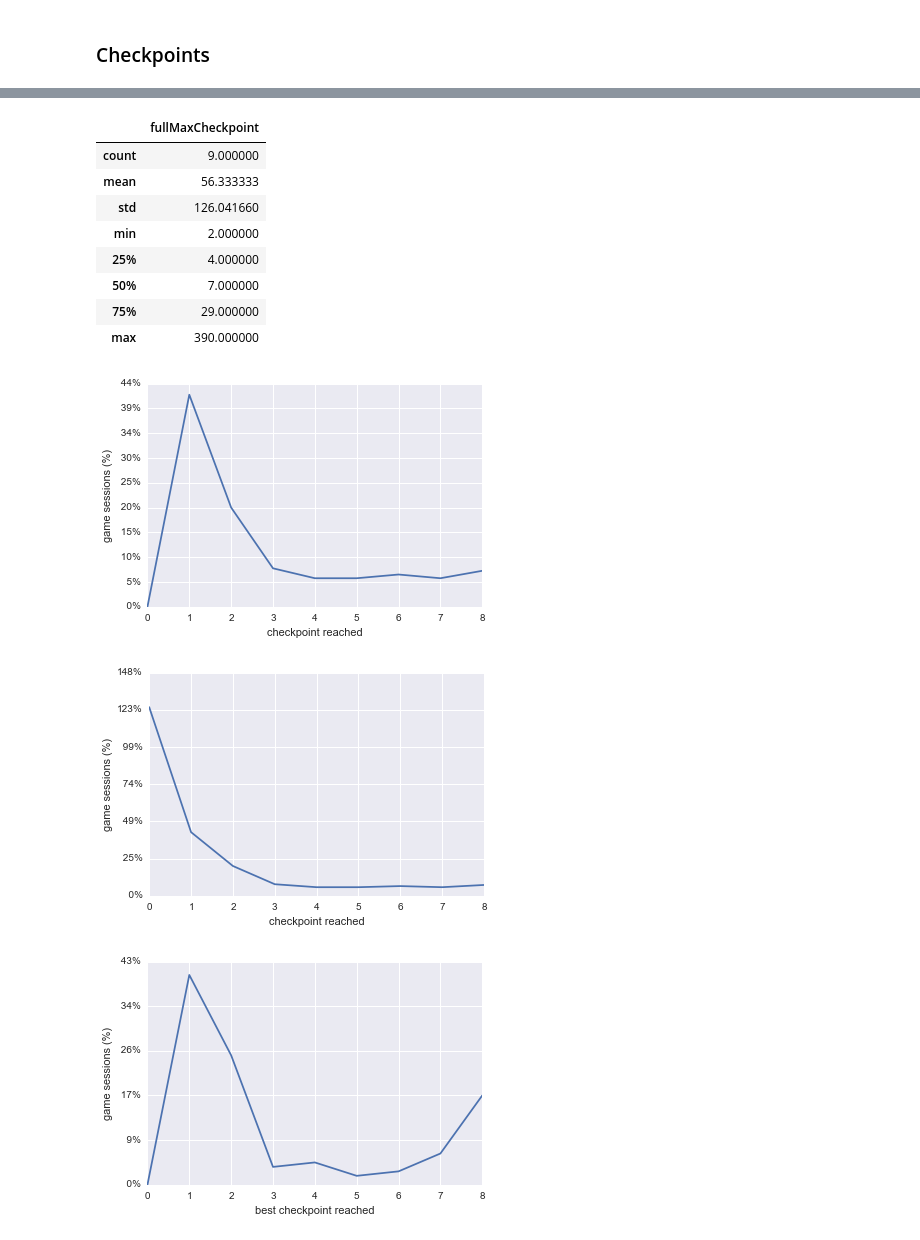
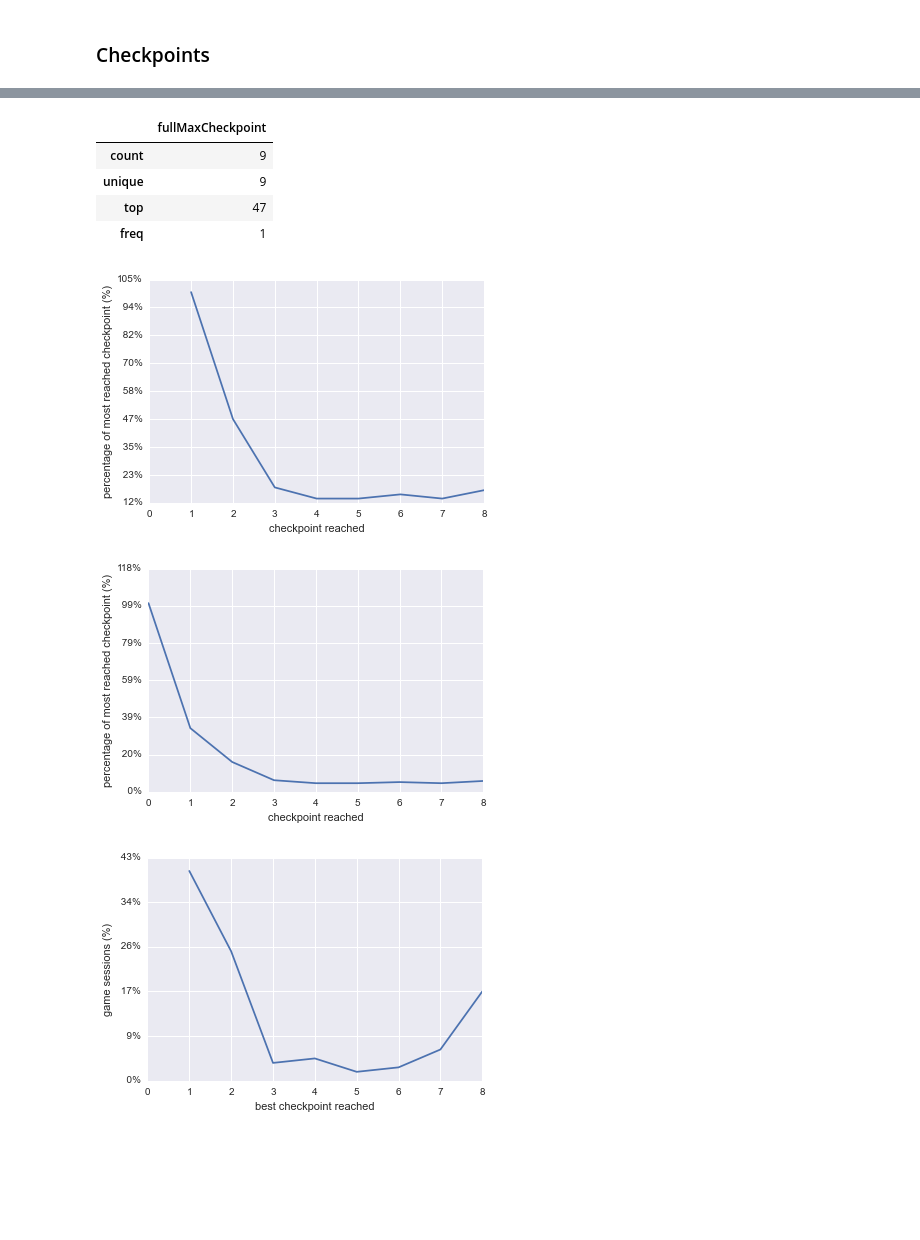
Before and after one commit to taniki/herocoli-analytics, a Jupyter notebook: automated-analysis.ipynb, the cells around one changed output, grey strips where cells are left out. Cells and saved outputs as stored; diff of their text form; code cells hidden in the pictures; blank space fills up the shorter version.

Commit message:
minor fixes, including bad axis ticks for "events" graphs

```diff
--- a/automated-analysis.ipynb
+++ b/automated-analysis.ipynb
@@ -153,7 +150,7 @@ genericTreatment(eventstable, "game sessions", eventsLabel, positiveGameSessionC
 ### Checkpoints
 # %%
 checkpoints = df[df["type"]=="reach"]["section"].value_counts()
-checkpoints['Checkpoint00'] = 0
+checkpoints['Checkpoint00'] = None
 checkpoints = checkpoints.sort_index()
 totalCheckpointsCount = checkpoints.sum()
 print '\ncheckpoints=\n{0}'.format(checkpoints)
@@ -166,16 +163,23 @@ print '\nreachedGameSessionCount={0}'.format(reachedGameSessionCount)
 neverReachedGameSessionCount = gameSessionCount - reachedGameSessionCount
 print '\nneverReachedGameSessionCount={0}'.format(neverReachedGameSessionCount)
 
+mostReachedCheckpointCount = checkpoints.values.max()
+print '\nmostReachedCheckpointCount={0}'.format(mostReachedCheckpointCount)
+
 checkpointstable = pd.DataFrame({"checkpoints" : checkpoints.values})
 #reachedGameSessionCount
-genericTreatment( checkpointstable, "checkpoint reached", "game sessions", 0, totalCheckpointsCount, False, True )
+genericTreatment( checkpointstable, "checkpoint reached", "percentage of most reached checkpoint", 0, mostReachedCheckpointCount, False, True )
+#plt.ylim(0,mostReachedCheckpointCount)
 
 
 fullCheckpointsTable = checkpointstable
 fullCheckpointsTable['checkpoints'][0] = gameSessionCount
+fullMostReachedCheckpointCount = fullCheckpointsTable.values.max()
+print '\nfullMostReachedCheckpointCount={0}'.format(fullMostReachedCheckpointCount)
 print '\nfullCheckpointsTable=\n{0}'.format(fullCheckpointsTable)
 #gameSessionCount
-genericTreatment( fullCheckpointsTable, "checkpoint reached", "game sessions", 0, totalCheckpointsCount, False, True )
+genericTreatment( fullCheckpointsTable, "checkpoint reached", "percentage of most reached checkpoint", 0, fullMostReachedCheckpointCount, False, True )
+#plt.ylim(0,fullMostReachedCheckpointCount)
 
 
 checkpointsByGameSession = df[df["type"]=="reach"].loc[:,['section','playerId']]
@@ -185,7 +189,7 @@ maxCheckpointWithIDs.head()
 
 maxCheckpointTable = pd.DataFrame({"maxCheckpoint" : maxCheckpointWithIDs.values.flatten()})
 maxCheckpointCounts = maxCheckpointTable["maxCheckpoint"].value_counts()
-maxCheckpointCounts['Checkpoint00'] = 0
+maxCheckpointCounts['Checkpoint00'] = None
 maxCheckpointCounts = maxCheckpointCounts.sort_index()
 print '\nmaxCheckpointCounts=\n{0}'.format(maxCheckpointCounts)
 
@@ -222,13 +226,9 @@ Name: section, dtype: int64
 |  | fullMaxCheckpoint |
-| count | 9.000000 |
-| mean | 56.333333 |
-| std | 126.041660 |
-| min | 2.000000 |
-| 25% | 4.000000 |
-| 50% | 7.000000 |
-| 75% | 29.000000 |
-| max | 390.000000 |
+| count | 9 |
+| unique | 9 |
+| top | 47 |
+| freq | 1 |
-[figure, old version]
+[figure, new version]
-[figure, old version]
+[figure, new version]
-[figure, old version]
+[figure, new version]
 [figure]
```
Also changed, not shown: parts of 3 cells of this notebook.
